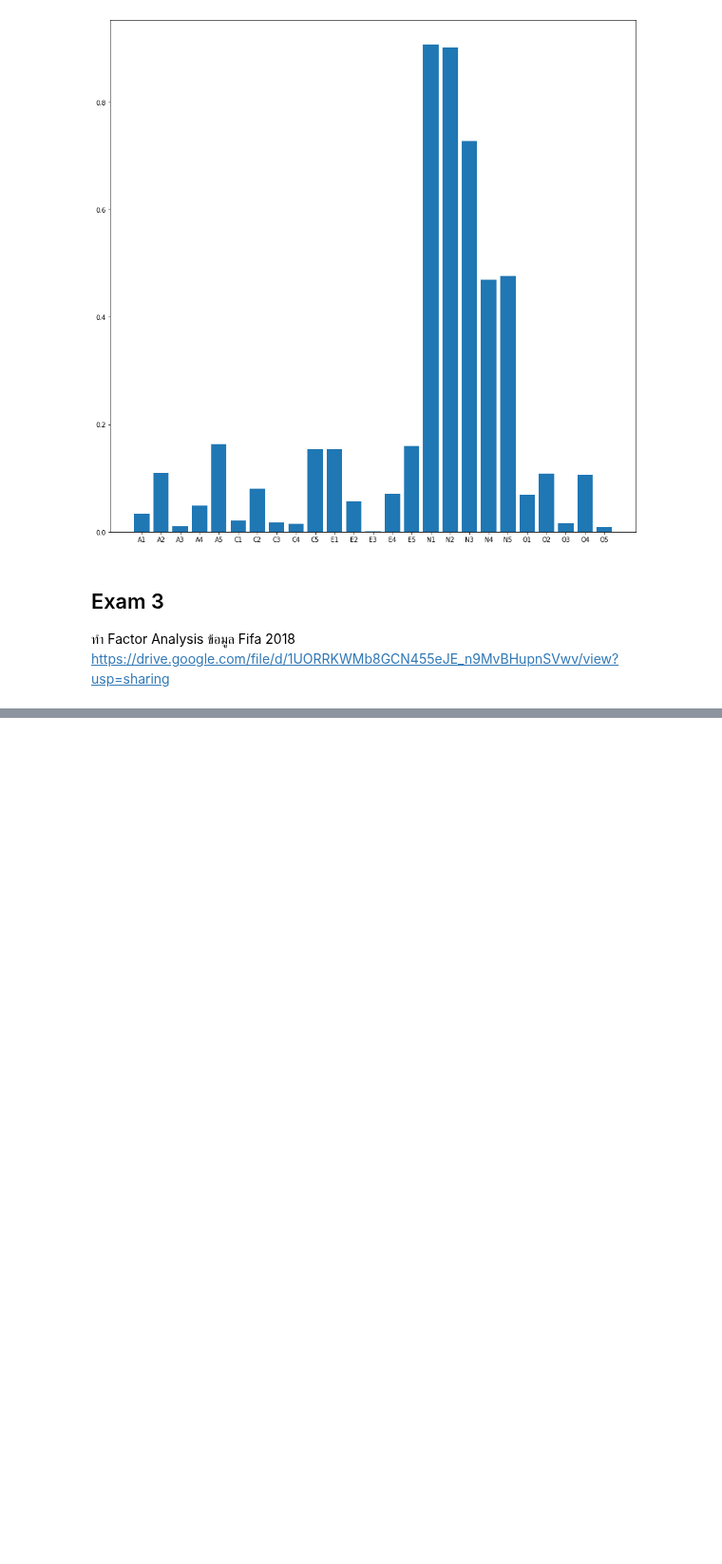
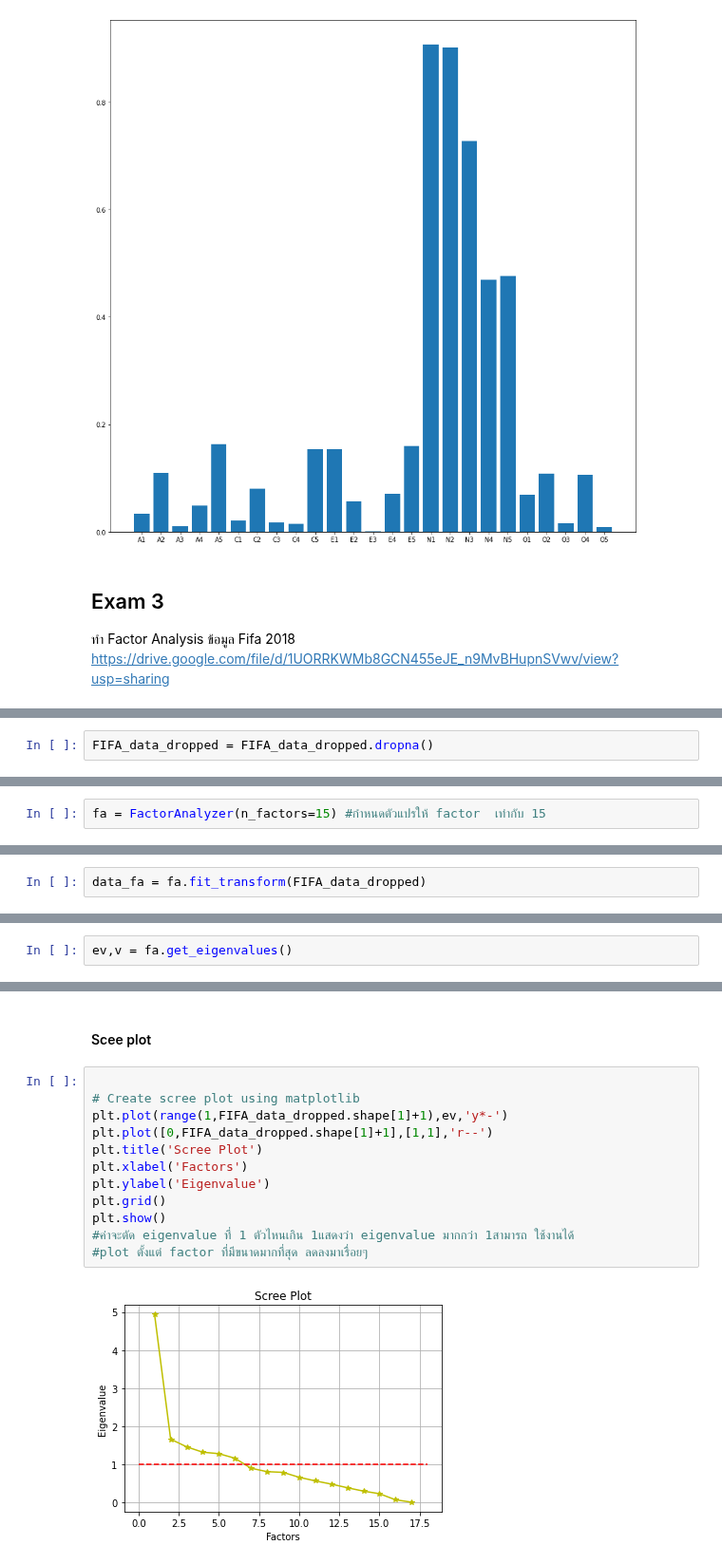
Before and after one commit to pondbaahh/multivariate, a Jupyter notebook: Chapter_5_Factor_Analysis.ipynb, the cells around one changed output, grey strips where cells are left out. Shown at 95% size. Cells and saved outputs as stored; diff of their text form; blank space fills up the shorter version.

```diff
--- a/Chapter_5_Factor_Analysis.ipynb
+++ b/Chapter_5_Factor_Analysis.ipynb
@@ -227,0 +283,2 @@ plt.bar(range(25),np.absolute(fa2.loadings_[:,0]),tick_label=BFI_data_dropped.co
+# %%
+FIFA_data_dropped = FIFA_data_dropped.dropna()
@@ -227,0 +318,2 @@ plt.bar(range(25),np.absolute(fa2.loadings_[:,0]),tick_label=BFI_data_dropped.co
+# %%
+fa = FactorAnalyzer(n_factors=15) #กำหนดตัวแปรให้ factor  เท่ากับ 15
@@ -227,0 +322,2 @@ plt.bar(range(25),np.absolute(fa2.loadings_[:,0]),tick_label=BFI_data_dropped.co
+# %%
+data_fa = fa.fit_transform(FIFA_data_dropped)
@@ -227,0 +330,2 @@ plt.bar(range(25),np.absolute(fa2.loadings_[:,0]),tick_label=BFI_data_dropped.co
+# %%
+ev,v = fa.get_eigenvalues()
@@ -227,0 +341,16 @@ plt.bar(range(25),np.absolute(fa2.loadings_[:,0]),tick_label=BFI_data_dropped.co
+# %% [markdown]
+#### Scee plot
+# %%
+
+# Create scree plot using matplotlib
+plt.plot(range(1,FIFA_data_dropped.shape[1]+1),ev,'y*-')
+plt.plot([0,FIFA_data_dropped.shape[1]+1],[1,1],'r--')
+plt.title('Scree Plot')
+plt.xlabel('Factors')
+plt.ylabel('Eigenvalue')
+plt.grid()
+plt.show()
+#ค่าจะตัด eigenvalue ที่ 1 ตัวไหนเกิน 1แสดงว่า eigenvalue มากกว่า 1สามารถ ใช้งานได้
+#plot ตั้งแต่ factor ที่มีขนาดมากที่สุด ลดลงมาเรื่อยๆ
+# %% [output]
+[figure, added]
```
Also changed, not shown: parts of 46 cells of this notebook.
